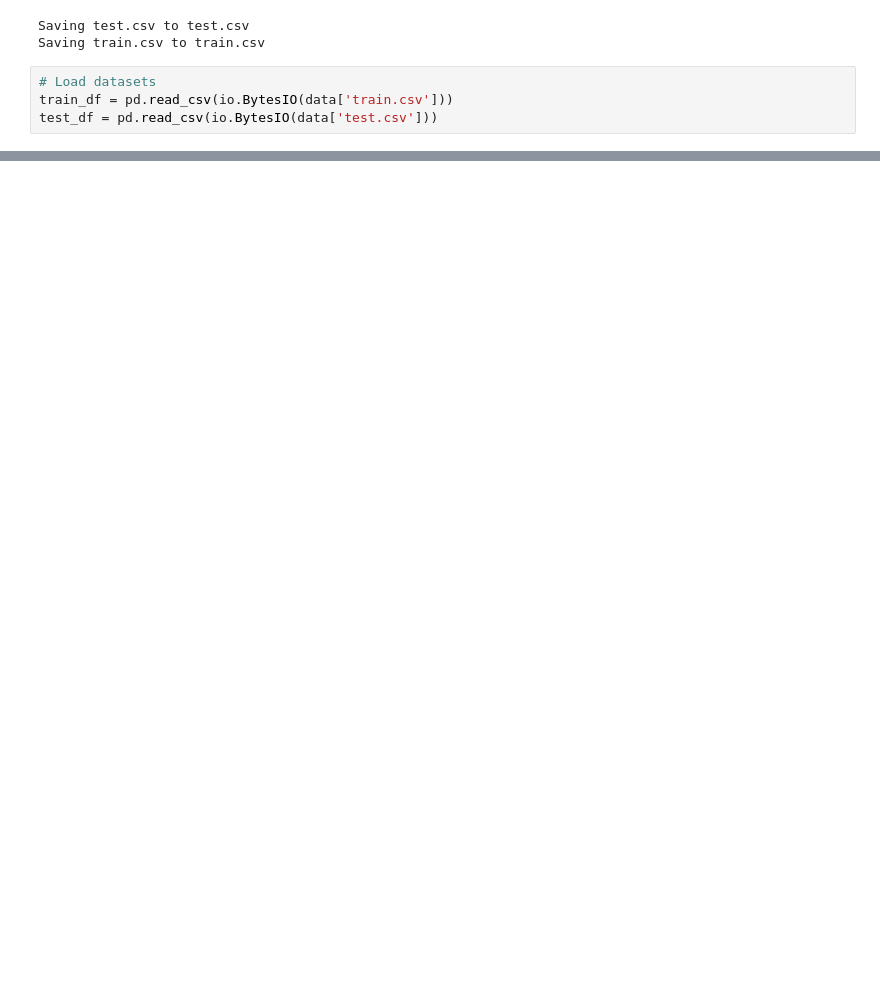
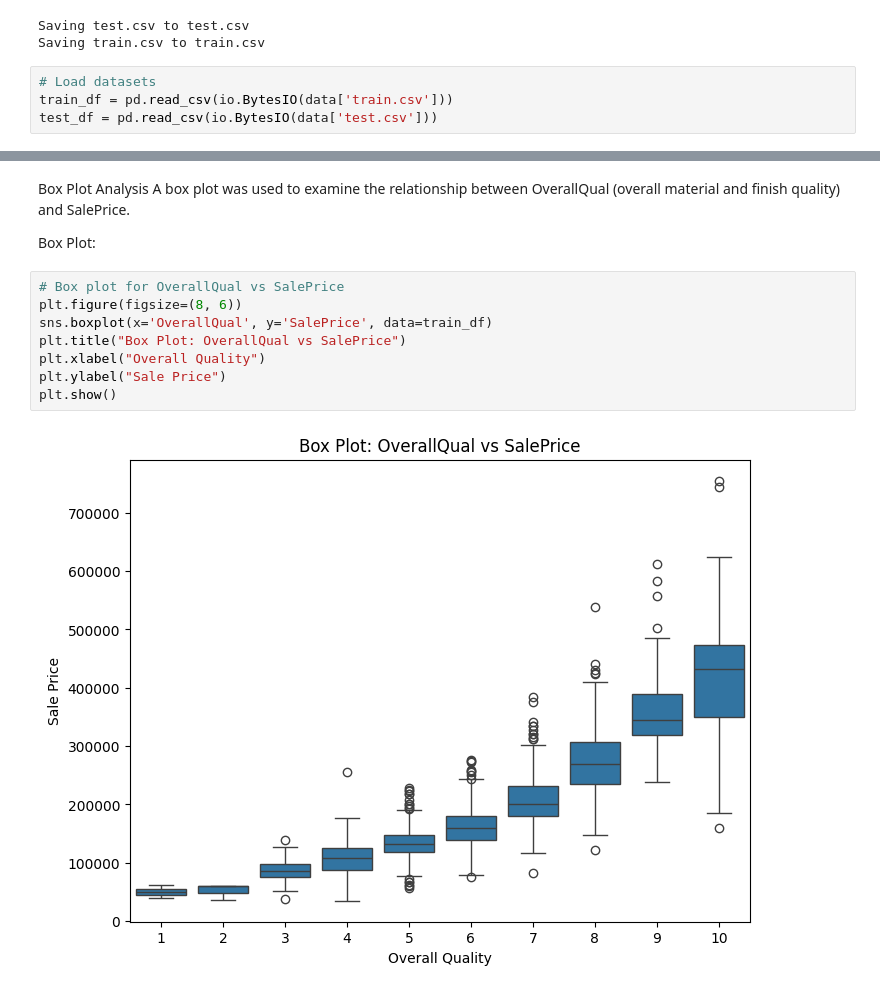
Before and after one commit to ZAINABALBALUSHI/Mining-and-Predictive-Analytics, a Jupyter notebook: ANALYSIS.ipynb, the cells around one changed output, grey strips where cells are left out. Cells and saved outputs as stored; diff of their text form; blank space fills up the shorter version.

```diff
--- a/ANALYSIS.ipynb
+++ b/ANALYSIS.ipynb
@@ -102,0 +85,15 @@ plt.show()
+# %% [markdown]
+ Box Plot Analysis
+A box plot was used to examine the relationship between OverallQual (overall material and finish quality) and SalePrice.
+
+Box Plot:
+# %%
+# Box plot for OverallQual vs SalePrice
+plt.figure(figsize=(8, 6))
+sns.boxplot(x='OverallQual', y='SalePrice', data=train_df)
+plt.title("Box Plot: OverallQual vs SalePrice")
+plt.xlabel("Overall Quality")
+plt.ylabel("Sale Price")
+plt.show()
+# %% [output]
+[figure, added]
```
Also changed, not shown: parts of 13 cells of this notebook.
